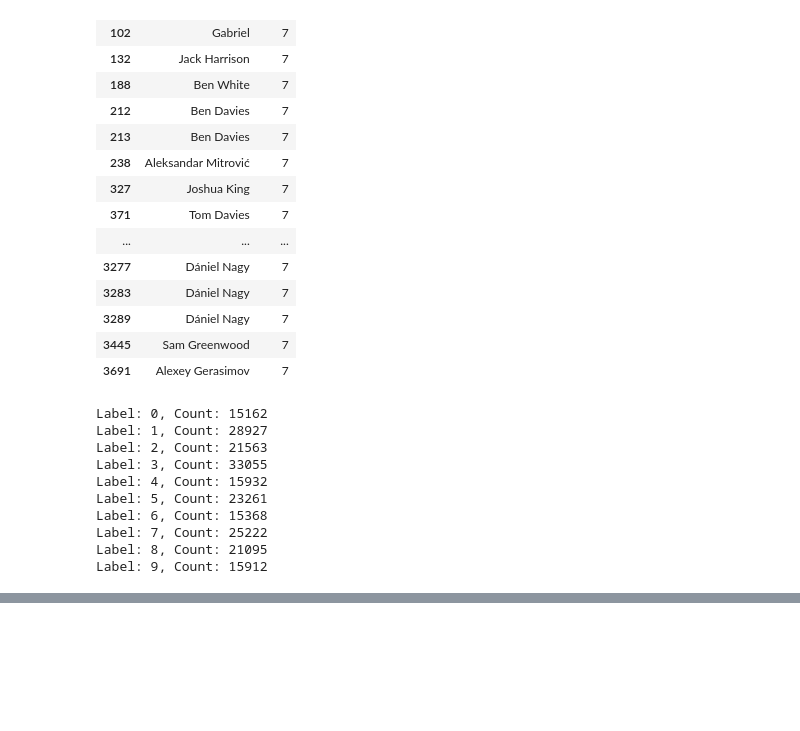
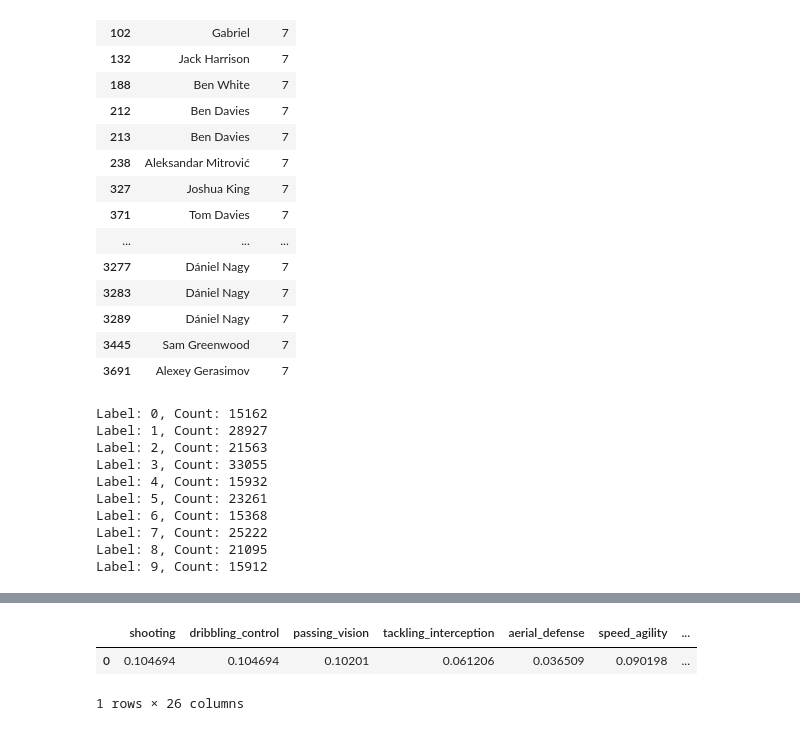
Before and after one commit to maximegoossens99/Moneyball, a Jupyter notebook: notebooks/Custom scaling & K-means + Position.ipynb, the cells around one changed output, grey strips where cells are left out. Saved outputs shown, nothing was run; the diff lists cells and outputs as text; code cells hidden in the pictures; blank space fills up the shorter version.

```diff
--- a/notebooks/Custom scaling & K-means + Position.ipynb
+++ b/notebooks/Custom scaling & K-means + Position.ipynb
@@ -1167,0 +1195,6 @@ plt.show()
+# %%
+merged_df_kmeans_NOGK[merged_df_kmeans_NOGK['name']=='Kevin De Bruyne']
+# %% [output]
+|  | shooting | dribbling_control | passing_vision | tackling_interception | aerial_defense | speed_agility | ... |
+| 0 | 0.104694 | 0.104694 | 0.10201 | 0.061206 | 0.036509 | 0.090198 | ... |
+1 rows × 26 columns
```
Also changed, not shown: parts of 67 cells of this notebook.
